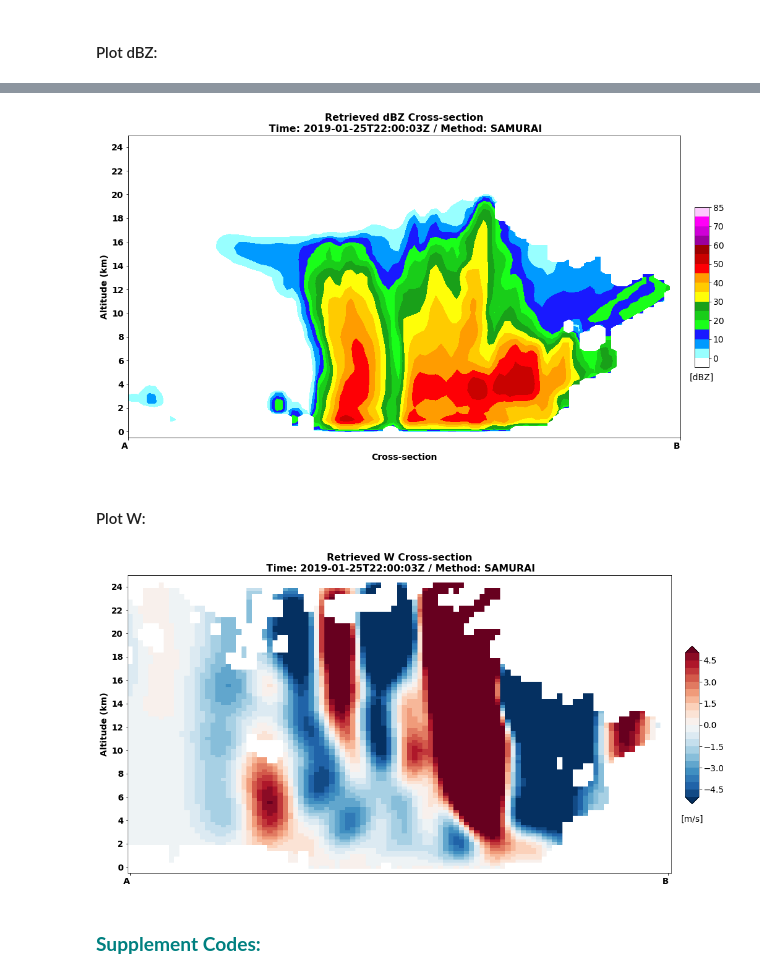
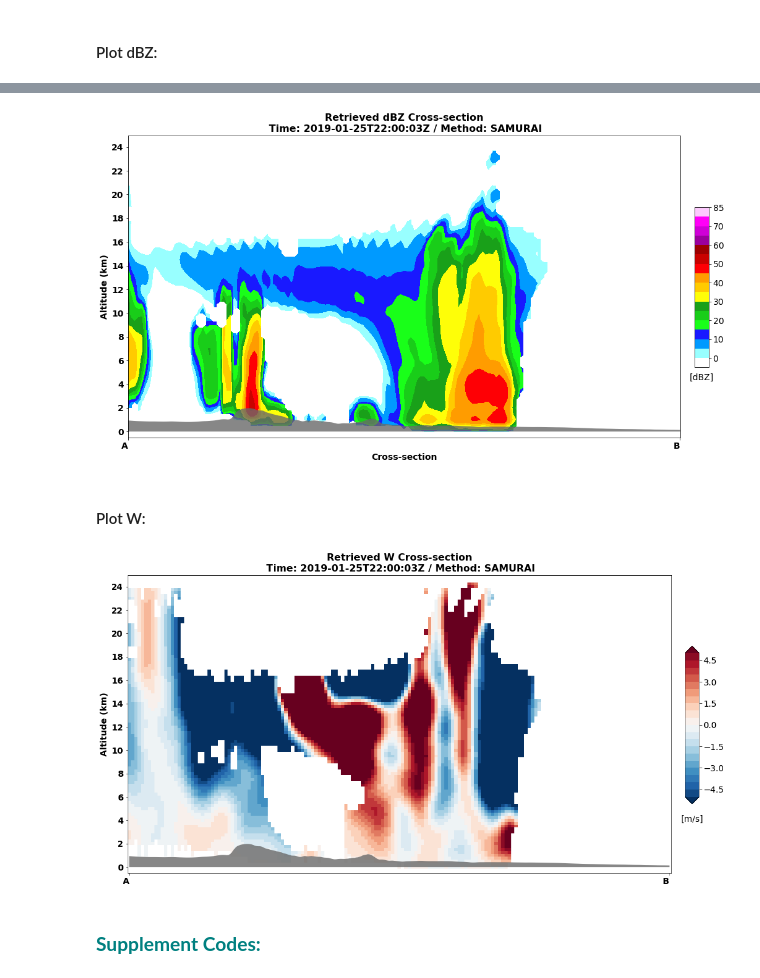
Before and after one commit to yuhungjui/CACTI_Radar_Analysis, a Jupyter notebook: radars_plot_xsec_wrfpy_test.ipynb, the cells around one changed output, grey strips where cells are left out. Cells and saved outputs as stored; diff of their text form; code cells hidden in the pictures.

Commit message:
update plots ipynb - add terrain

```diff
--- a/radars_plot_xsec_wrfpy_test.ipynb
+++ b/radars_plot_xsec_wrfpy_test.ipynb
@@ -102,6 +102,15 @@ Data variables: (12/53)
     MCRESIDUAL  (time, altitude, latitude, longitude) float32 ...
 # %% [markdown]
 ### Open WRF output for terrain:
+# %%
+# ter = getvar( Dataset('/home/hyu/Research_Test/Radar_analysis_CACTI/Data_Terrain/wrf_1km_terrain.nc')
+#             , 'HGT'
+#             , timeidx=0
+#             , meta=False)
+
+ter = xr.open_dataset('/home/hyu/Research_Test/Radar_analysis_CACTI/Data_Terrain/wrf_1km_terrain.nc')
+
+# ter
 # %% [markdown]
 ### Set data arrays:
 # %% [markdown]
@@ -192,10 +201,10 @@ def xy_point_loc_from_grid_latlon(grid_lon, grid_lat, lon, lat):
 #### Set cross-section parameters:
 # %%
 ## Set the LON/LAT for cross-section Start/End points:
-# xsec1_LON = [-65.3, -63.5]
-# xsec1_LAT = [-33, -30.5]
-xsec1_LON = [-65.4, -63.2]
-xsec1_LAT = [-31.4, -31.5]
+xsec1_LON = [-65.3, -63.5]
+xsec1_LAT = [-33, -30.5]
+# xsec1_LON = [-65.4, -63.2]
+# xsec1_LAT = [-31.4, -31.5]
 # %% [markdown]
 #### Define the cross-section start and end points to nearest X, Y locations:
 # %%
@@ -255,0 +267,15 @@ xsec_lat = interpline( lat
+# %%
+## Define the cross-section start and end points to nearest X, Y locations:
+ter_loc_start = xy_point_loc_from_grid_latlon(ter.XLONG.data, ter.XLAT.data, xsec_LON[0], xsec_LAT[0])
+ter_loc_end = xy_point_loc_from_grid_latlon(ter.XLONG.data, ter.XLAT.data, xsec_LON[1], xsec_LAT[1])
+
+## !!! REMEMBER TO SWITCH X, Y TO GET THE CORRECT LAT/LON !!!
+ter_cross_start = CoordPair(x=ter_loc_start[1], y=ter_loc_start[0])
+ter_cross_end = CoordPair(x=ter_loc_end[1], y=ter_loc_end[0])
+# %%
+## Get the terrain height along the cross section line:
+ter_line = interpline( ter.HGT.data
+                     # , wrfin=wrf_file
+                     , start_point=ter_cross_start
+                     , end_point=ter_cross_end
+                     )
@@ -356,9 +393,13 @@ plt.ylabel('Altitude (km)', {'size': 14, 'weight': 'bold'})
 #               , prop={'size':14, 'weight':'bold'}
 #               )
 
-## Fill in the mountain terrain:
-# ter_fill = ax_xsec.fill_between(plotting_x, 0, ter_line,
-#                                 facecolor='dimgrey')
+# Fill in the mountain terrain:
+ter_fill = ax_xsec.fill_between( np.linspace(0,DBZ_xsec.xy_loc.size-1,ter_line.size)
+                               , 0
+                               , ter_line/1e3
+                               , facecolor='dimgrey'
+                               , alpha=0.8
+                               )
 
 cf1_title = plt.title( 'Retrieved dBZ Cross-section'
                      # + test_time.strftime('%Y-%m-%d T%H:%M:%SZ')
@@ -382,7 +423,7 @@ plt.savefig( test_time.strftime('%Y%m%d_%H%M%S')
            , dpi=300
            )
 # %% [output]
-[figure, old version]
+[figure, new version]
 # %% [markdown]
 #### Plot W:
 # %%
@@ -426,37 +467,41 @@ plt.ylabel('Altitude (km)', {'size': 14, 'weight': 'bold'})
 
 # ax_xsec.legend( sigma_lev_h, ['$\sigma$-level: ' + str(sigma_lev)]
 #               , loc='upper left'
 #               # , fontsize=14
 #               , prop={'size':14, 'weight':'bold'}
 #               )
 
-## Fill in the mountain terrain:
-# ter_fill = ax_xsec.fill_between(plotting_x, 0, ter_line,
-#                                 facecolor='dimgrey')
+# Fill in the mountain terrain:
+ter_fill = ax_xsec.fill_between( np.linspace(0,DBZ_xsec.xy_loc.size-1,ter_line.size)
+                               , 0
+                               , ter_line/1e3
+                               , facecolor='dimgrey'
+                               , alpha=0.8
+                               )
 
 cf1_title = plt.title( 'Retrieved W Cross-section'
                      # + test_time.strftime('%Y-%m-%d T%H:%M:%SZ')
                      + '\n Time: ' + np.datetime_as_string(ds_radar.time.data[0], unit='s') + 'Z'
                      + ' / Method: ' + test_method
                      ,fontsize=16
                      ,fontweight='bold'
                      )
 
 cbar_ax = fig_xsec.add_axes([0.92, 0.3, 0.02, 0.4])
 cbar = fig_xsec.colorbar(cf1, fraction=0.04, cax=cbar_ax)
 cbar.ax.tick_params(labelsize=14)
 cbar.ax.set_title('[m/s]', fontsize=14, y=-0.2) #fontweight='bold'
 
 
 ## Save figure:
 plt.savefig( test_time.strftime('%Y%m%d_%H%M%S')
              # './' + ds_radar.time.data[0].astype('datetime64[s]').item().strftime('%Y%m%d_%H%M%S')
            + '_xsec_W.png'
            , bbox_inches='tight'
            , dpi=300
            )
 # %% [output]
-[figure, old version]
+[figure, new version]
 # %% [markdown]
 ### <font color='teal'>**Supplement Codes:**</font>
 # %% [markdown]
```
Also changed, not shown: parts of 5 cells of this notebook, 3 other files.
